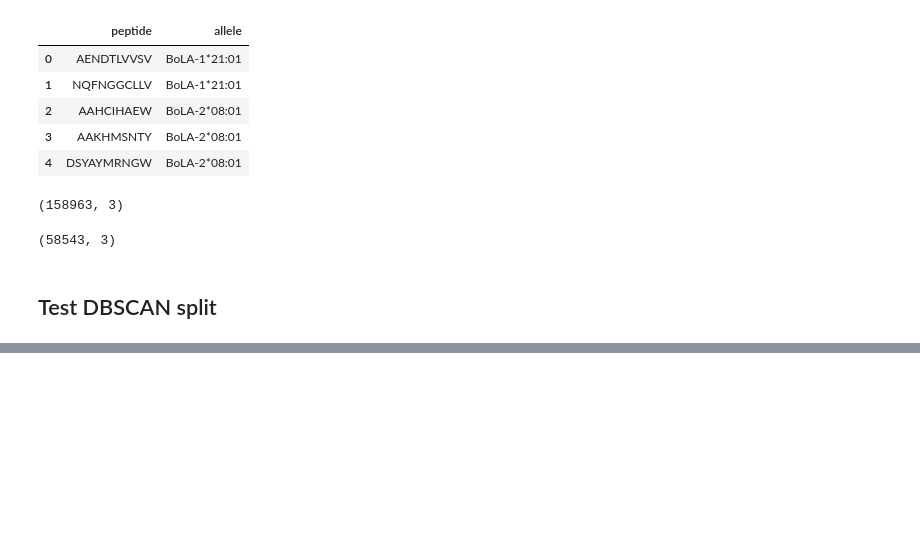
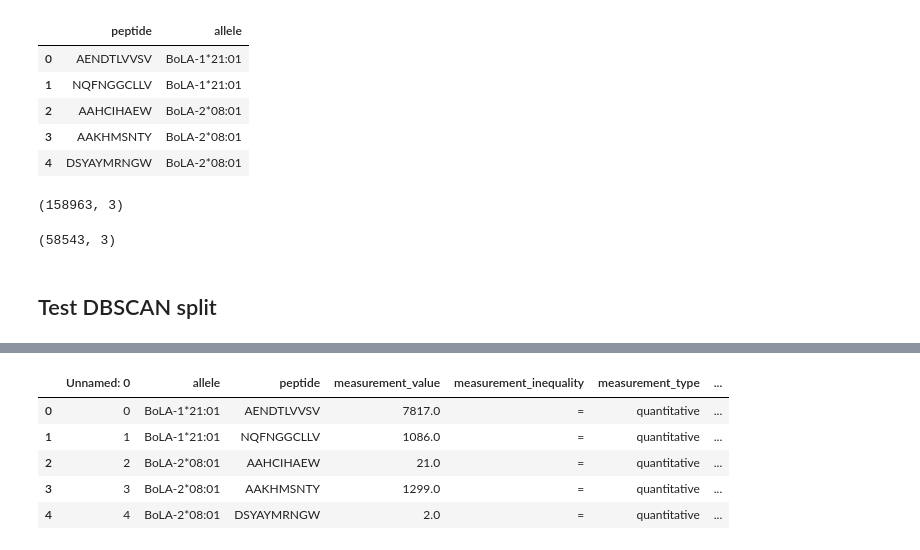
Before and after one commit to pauljeroenr/mhc_peptide_binding_prediction, a Jupyter notebook: check_testdata.ipynb, the cells around one changed output, grey strips where cells are left out. Cells and saved outputs as stored; diff of their text form; code cells hidden in the pictures; blank space fills up the shorter version.

```diff
--- a/check_testdata.ipynb
+++ b/check_testdata.ipynb
@@ -319,0 +372,13 @@ np.mean(results_max)
+# %%
+training = pd.read_csv("C:/Users/paul_/OneDrive/Desktop/master-thesis/data/data_curated_20180219/curated_training_data_no_mass_spec_dbscan.csv")
+test = pd.read_csv("C:/Users/paul_/OneDrive/Desktop/master-thesis/data/test_data_all_allele.csv")
+new_test = pd.read_csv("C:/Users/paul_/OneDrive/Desktop/master-thesis/data/all_possible_testdata.csv")
+# %%
+training.head()
+# %% [output]
+|  | Unnamed: 0 | allele | peptide | measurement_value | measurement_inequality | measurement_type | ... |
+| 0 | 0 | BoLA-1*21:01 | AENDTLVVSV | 7817.0 | = | quantitative | ... |
+| 1 | 1 | BoLA-1*21:01 | NQFNGGCLLV | 1086.0 | = | quantitative | ... |
+| 2 | 2 | BoLA-2*08:01 | AAHCIHAEW | 21.0 | = | quantitative | ... |
+| 3 | 3 | BoLA-2*08:01 | AAKHMSNTY | 1299.0 | = | quantitative | ... |
+| 4 | 4 | BoLA-2*08:01 | DSYAYMRNGW | 2.0 | = | quantitative | ... |
```
Also changed, not shown: parts of 32 cells of this notebook, 13 other files.
